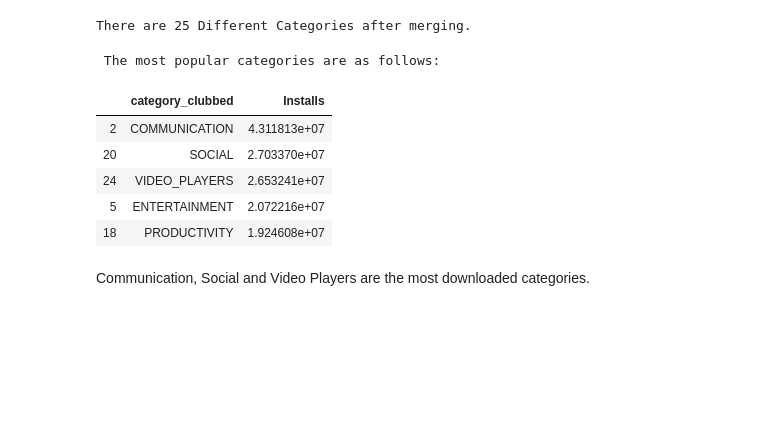
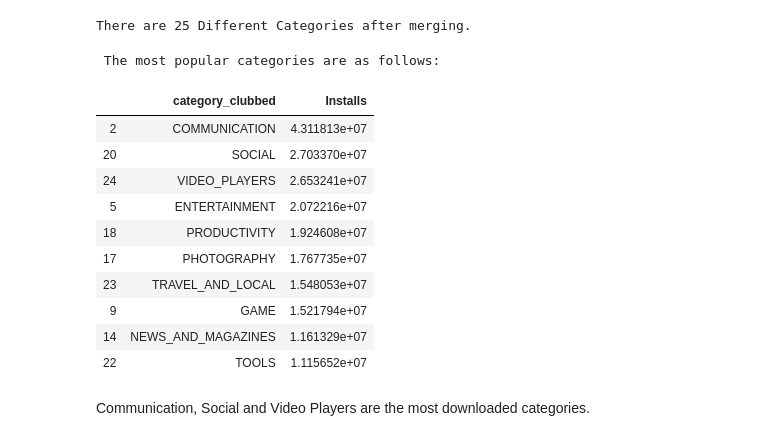
Before and after one commit to satarupa5/GooglePlayStore, a Jupyter notebook: EDA_Final.ipynb, the cells around one changed output. Drawn from its saved outputs; the diff is of its cells as text; code cells hidden in the pictures; blank space fills up the shorter version.

```diff
--- a/EDA_Final.ipynb
+++ b/EDA_Final.ipynb
@@ -169,13 +169,13 @@ Name: Size, Length: 461, dtype: int64
 The apps are of various sizes, some are in Kb while some are in Mb while some varies with device.
 Lets fill up the missing sizes of the app using the median size of same Category
 # %%
-
+#conversion in KB (AS a common unit)
 
 def conversion(dfcol):
     if 'M' in str(dfcol):
-        return float(str(dfcol).replace('M', '')) * 1000000
+        return float(str(dfcol).replace('M', ''))*1000
     elif 'k' in str(dfcol):
-        return float(str(dfcol).replace('k', '')) * 1000
+        return float(str(dfcol).replace('k', ''))
     elif 'Varies with device' in dfcol:
         return np.nan
     else:
@@ -290,3 +293,6 @@ memory usage: 895.9+ KB
+# %%
+unique_apps['Reviews'] = unique_apps['Reviews'].astype(float)
+# unique_apps['Reviews'] = np.log10(unique_apps['Reviews'])
 # %% [markdown]
 <h1 style="text-align:Center;font-size:100%;;">Number of Missing Values</h1>
 A check on Missing values
@@ -339,16 +345,21 @@ There are 25 Different Categories after merging.
 # %%
 
 print("\n", 'The most popular categories are as follows:')
-df_top_cat = df[['category_clubbed','Installs']].groupby(['category_clubbed'], as_index = False).mean().sort_values(['Installs'], ascending = False).head(5)
+df_top_cat = df[['category_clubbed','Installs']].groupby(['category_clubbed'], as_index = False).mean().sort_values(['Installs'], ascending = False).head(10)
 df_top_cat
 # %% [output]
  The most popular categories are as follows:
 |  | category_clubbed | Installs |
 | 2 | COMMUNICATION | 4.311813e+07 |
 | 20 | SOCIAL | 2.703370e+07 |
 | 24 | VIDEO_PLAYERS | 2.653241e+07 |
 | 5 | ENTERTAINMENT | 2.072216e+07 |
 | 18 | PRODUCTIVITY | 1.924608e+07 |
+| 17 | PHOTOGRAPHY | 1.767735e+07 |
+| 23 | TRAVEL_AND_LOCAL | 1.548053e+07 |
+| 9 | GAME | 1.521794e+07 |
+| 14 | NEWS_AND_MAGAZINES | 1.161329e+07 |
+| 22 | TOOLS | 1.115652e+07 |
 # %% [markdown]
 Communication, Social and Video Players are the most downloaded categories.
 # %%
```
Also changed, not shown: parts of 24 cells of this notebook.
